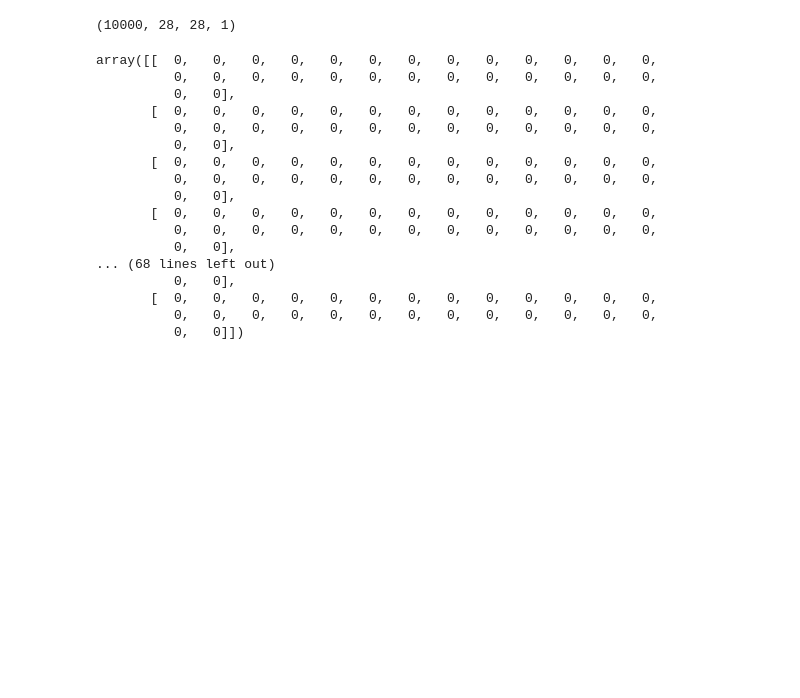
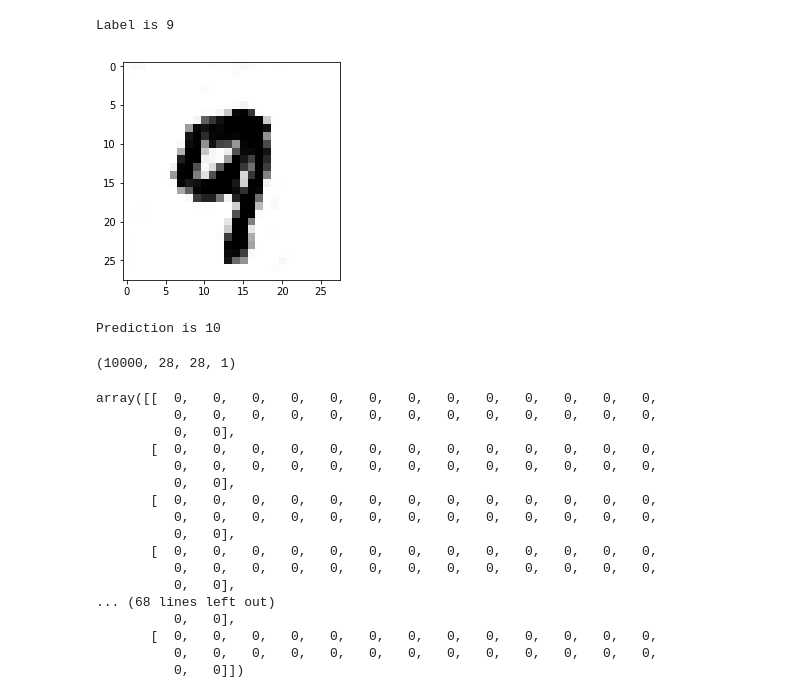
Before and after one commit to chidperi/mnist, a Jupyter notebook: Untitled.ipynb, the cells around one changed output. Drawn from its saved outputs; the diff is of its cells as text; code cells hidden in the pictures; blank space fills up the shorter version.

```diff
--- a/Untitled.ipynb
+++ b/Untitled.ipynb
@@ -6,0 +8,2 @@ training_images, training_labels, test_images, test_labels = mnist_data.load()
+# %%
+model, softmax_noise, generator_labels = GAN.main()
@@ -7,3 +28,10 @@ training_images, training_labels, test_images, test_labels = mnist_data.load()
+# %%
+model.get_generator_prediction(index=100
+                               , noise=softmax_noise )
+# %% [output]
+Label is 9
+[figure, added]
+Prediction is 10
 # %%
 training_images.shape
 test_images.shape
```
Also changed, not shown: parts of 21 cells of this notebook, 1 other file.
